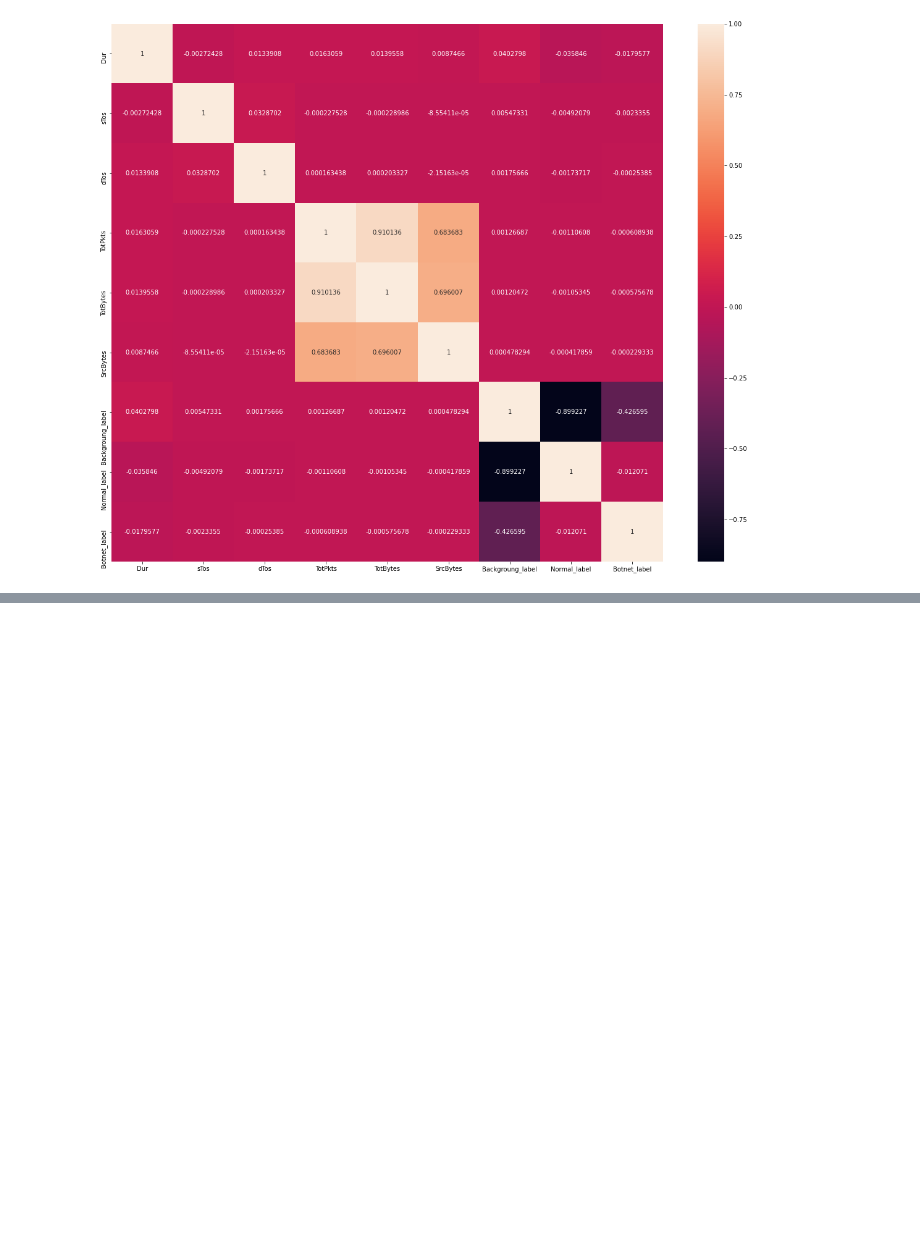
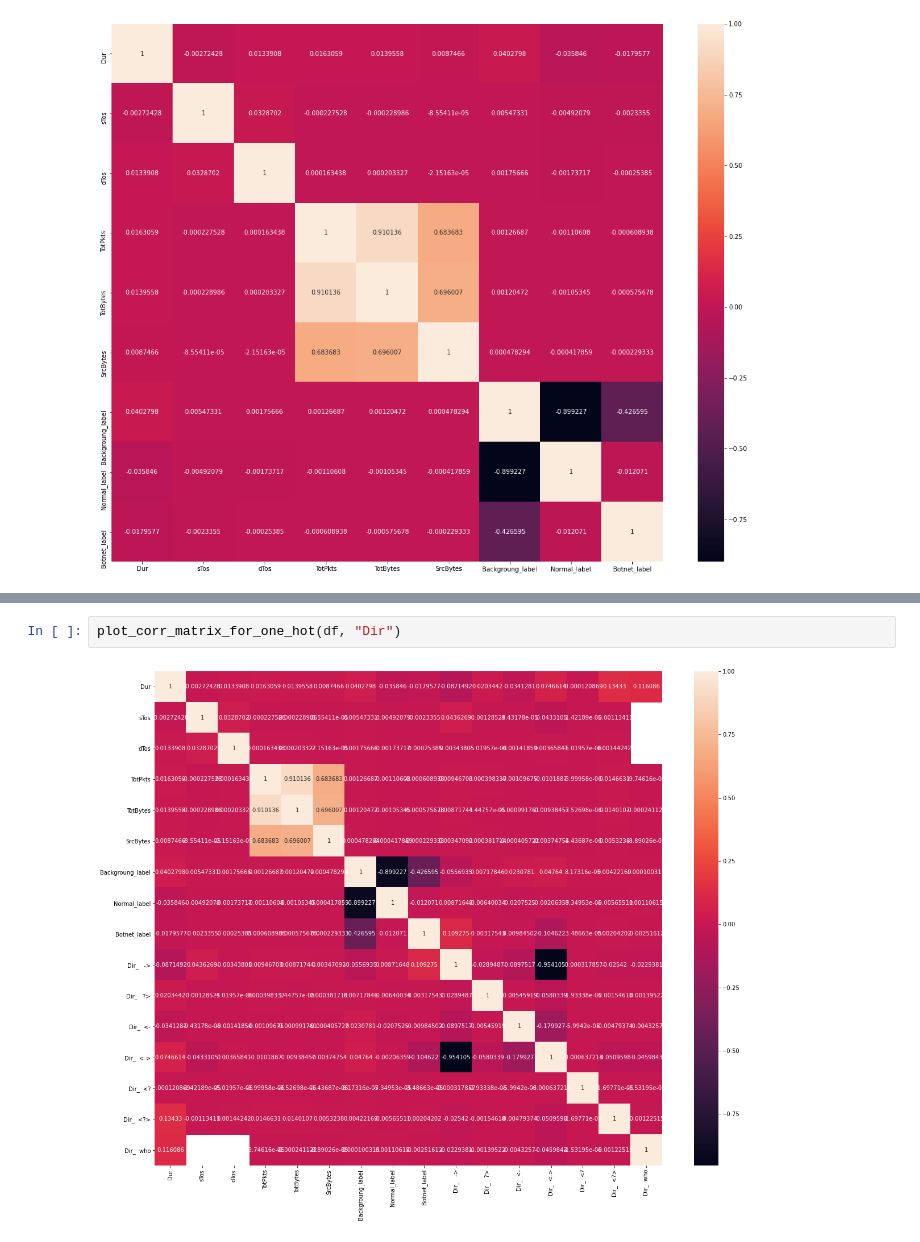
Before and after one commit to mgendr/CTU_13_Supervision_Des_Systemes, a Jupyter notebook: First Analysis.ipynb, the cells around one changed output, grey strips where cells are left out. Saved outputs shown, nothing was run; the diff lists cells and outputs as text; blank space fills up the shorter version.

```diff
--- a/First Analysis.ipynb
+++ b/First Analysis.ipynb
@@ -167,0 +202,4 @@ sns.heatmap(df_corr, annot=True, fmt='g', ax=ax);
+# %%
+plot_corr_matrix_for_one_hot(df, "Dir")
+# %% [output]
+[figure, added]
```
Also changed, not shown: parts of 7 cells of this notebook.
